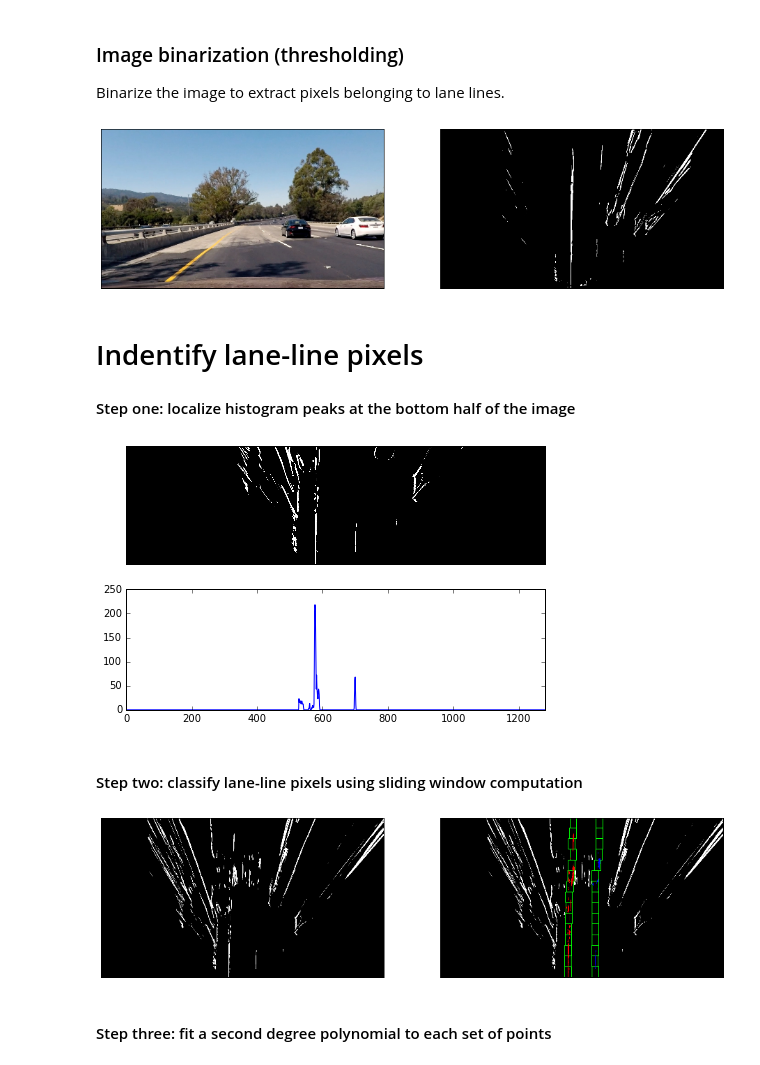
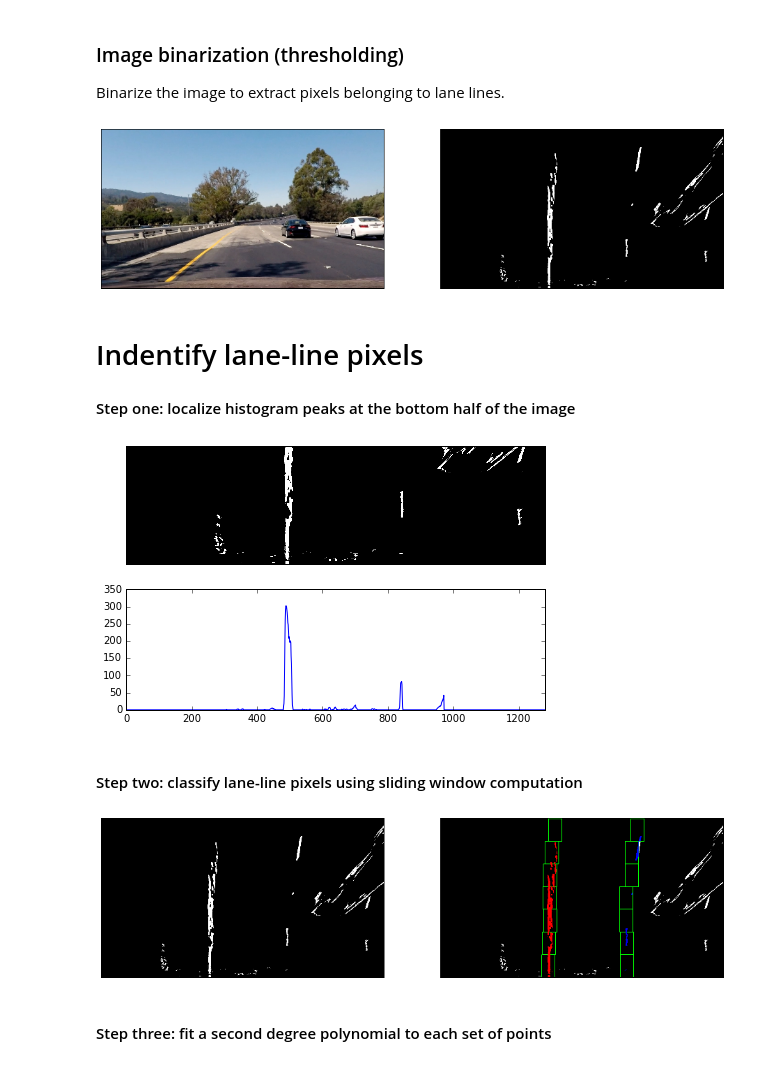
Before and after one commit to Goldob/CarND-Advanced-Lane-Lines, a Jupyter notebook: solution.ipynb, the cells around one changed output. Saved outputs shown, nothing was run; the diff lists cells and outputs as text; code cells hidden in the pictures.

```diff
--- a/solution.ipynb
+++ b/solution.ipynb
@@ -69,22 +69,22 @@ side_by_side(image, undistorted)
 # %% [markdown]
 ### Perspective transform
 # %%
-# One meter equals 35 pixels in the image
-# We will use that in later computation
-SCALE = 30
+# Pixels per meter, both in x and y direction
+SCALE_X = 90.
+SCALE_Y = 30.
 
 src = np.float32([
     [260, 685],
-    [434, 563],
-    [863, 563],
+    [435, 563],
+    [865, 563],
     [1065, 685],
 ])
 
 dst = np.float32([
-    [583, 719],
-    [583, 629],
-    [694, 629],
-    [694, 719]
+    [472, 719],
+    [472, 629],
+    [805, 629],
+    [805, 719]
 ])
 
 M = cv2.getPerspectiveTransform(src, dst)
@@ -123,7 +123,7 @@ def binarize(img):
     stn_mask = np.zeros_like(stn)
     stn_mask[stn >= 128] = 1
 
-    gray = cv2.cvtColor(warped, cv2.COLOR_RGB2GRAY)
+    gray = cv2.cvtColor(img, cv2.COLOR_RGB2GRAY)
 
     grad_x = cv2.Sobel(gray, cv2.CV_64F, 1, 0, ksize=21)
     grad_x = np.abs(grad_x)
@@ -144,14 +144,14 @@ warped = warp(undistorted)
 
 side_by_side(undistorted, binarize(warped))
 # %% [output]
-[figure, old version]
+[figure, new version]
 # %% [markdown]
 # Indentify lane-line pixels
 
 #### Step one: localize histogram peaks at the bottom half of the image
 # %%
 MIDPOINT_X = 639
-LANE_WIDTH_PX = int(3.7 * SCALE)
+LANE_WIDTH_PX = int(3.7 * SCALE_X)
 
 def histogram_peaks(img):
     # Define a mask to only consider middle lane lines
@@ -171,7 +171,7 @@ def histogram_peaks(img):
 
     return left_peak, right_peak, histogram
 
-image = cv2.imread('test_images/test5.jpg')
+image = cv2.imread('test_images/test4.jpg')
 image = cv2.cvtColor(image, cv2.COLOR_BGR2RGB)
 undistorted = undistort(image)
 warped = warp(undistorted)
@@ -190,18 +190,18 @@ plt.plot(hist)
 plt.gca().set_xlim(0, 1280)
 plt.show()
 # %% [output]
-[figure, old version]
+[figure, new version]
 # %% [markdown]
 #### Step two: classify lane-line pixels using sliding window computation
 # %%
 def sliding_window(img, leftx_base, rightx_base):
     # HYPERPARAMETERS
     # Choose the number of sliding windows
-    nwindows = 15
+    nwindows = 7
     # Set the width of the windows +/- margin
-    margin = 15
+    margin = 30
     # Set minimum number of pixels found to recenter window
-    minpix = 15
+    minpix = 30
 
     # Store history of window positions for each side of the lane
     windows = [[], []]
@@ -266,34 +266,34 @@ def sliding_window(img, leftx_base, rightx_base):
         right_lane_inds = np.concatenate(right_lane_inds)
     except ValueError:
         # Avoids an error if the above is not implemented fully
         pass
 
     # Extract left and right line pixel positions
     leftx = nonzerox[left_lane_inds]
     lefty = nonzeroy[left_lane_inds]
     rightx = nonzerox[right_lane_inds]
     righty = nonzeroy[right_lane_inds]
 
     return leftx, lefty, rightx, righty, windows
 
 leftx, lefty, rightx, righty, windows = sliding_window(binary_warped, left_peak, right_peak)
 
 visualization = np.dstack([binary_warped, binary_warped, binary_warped])
 
 # Store locations of right and left windows in a single sequence
 windows = np.concatenate(windows)
 
 # Draw the windows on the visualization image
 for window in windows:
     cv2.rectangle(visualization, tuple(window[0]), tuple(window[1]), (0, 255, 0), 2)
 
 # Highlight the pixels classified into each line
 visualization[lefty, leftx] = [255, 0, 0]
 visualization[righty, rightx] = [0, 0, 255]
 
 side_by_side(binary_warped, visualization)
 # %% [output]
-[figure, old version]
+[figure, new version]
 # %% [markdown]
 #### Step three: fit a second degree polynomial to each set of points
 # %%
```
Also changed, not shown: parts of 9 cells of this notebook.
